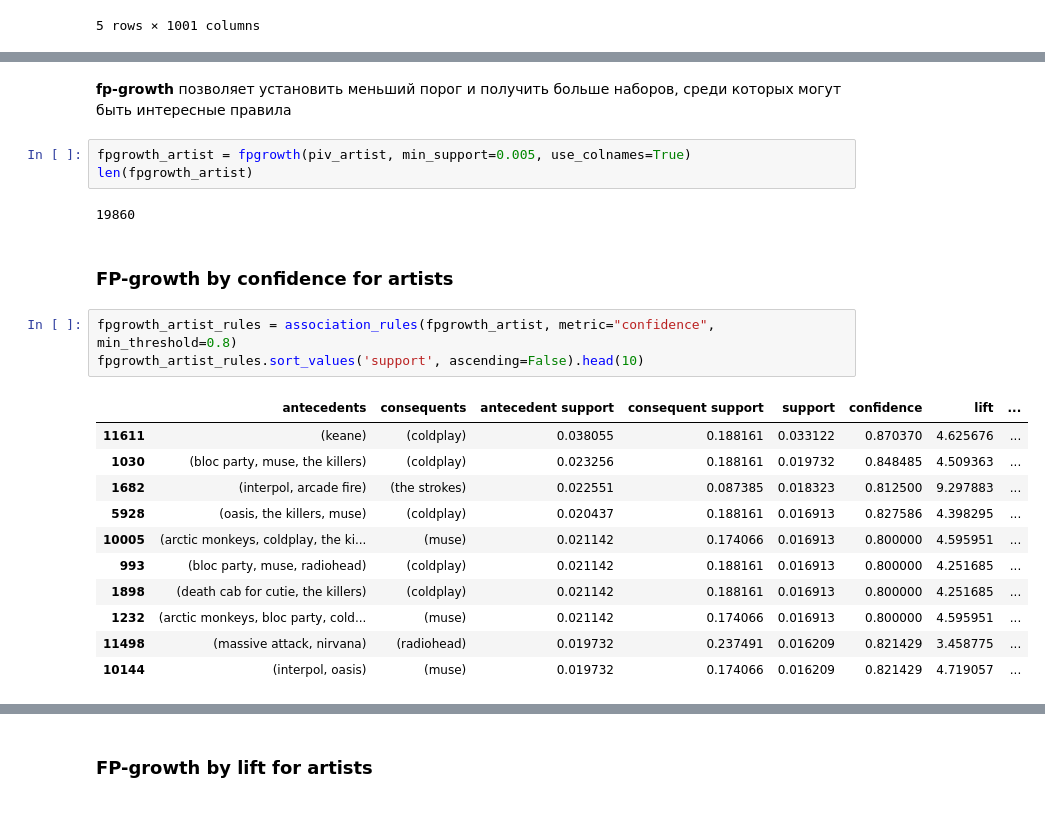
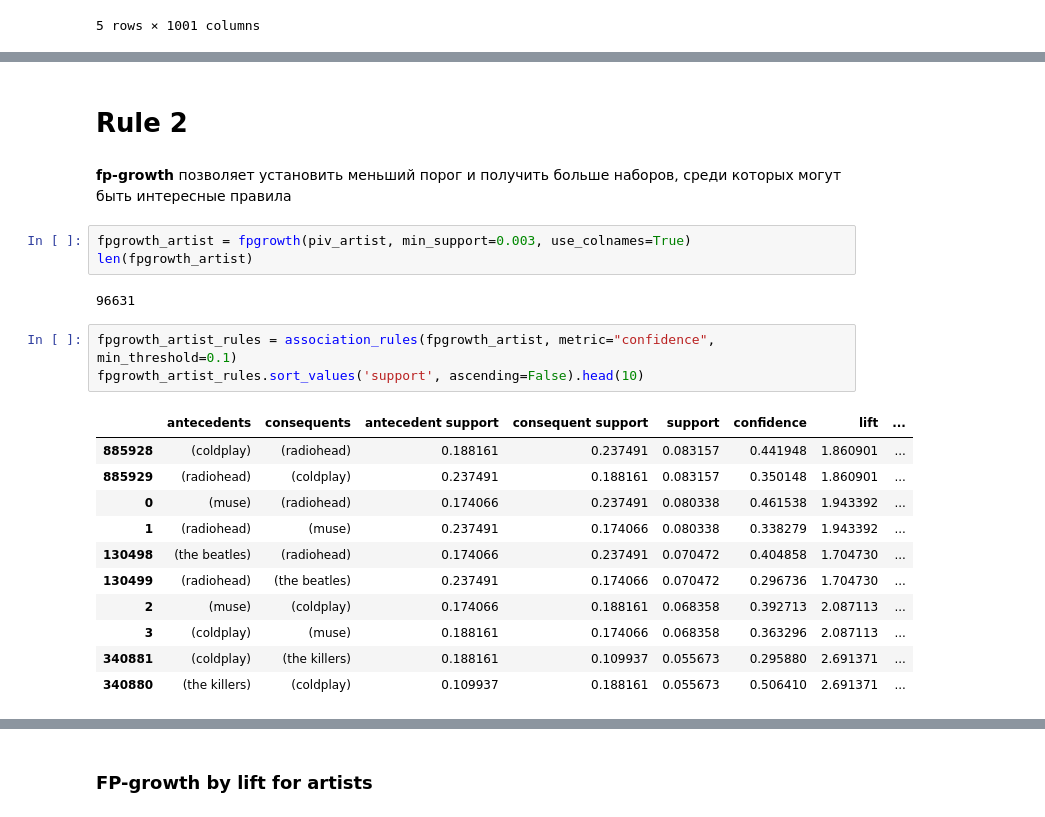
Before and after one commit to ematasova/Data_analyst, a Jupyter notebook: Лаба 2/Hometask 2.ipynb, the cells around one changed output, grey strips where cells are left out. Cells and saved outputs as stored; diff of their text form.

```diff
--- a/Лаба 2/Hometask 2.ipynb
+++ b/Лаба 2/Hometask 2.ipynb
@@ -211,24 +175,24 @@ apriori_all_rules[apriori_all_rules['consequents'].map(lambda x: len(x) > 1)].so
+# %% [markdown]
+# Rule 2
 # %% [markdown]
 **fp-growth** позволяет установить меньший порог и получить больше наборов, среди которых могут быть интересные правила
 # %%
-fpgrowth_artist = fpgrowth(piv_artist, min_support=0.005, use_colnames=True)
+fpgrowth_artist = fpgrowth(piv_artist, min_support=0.003, use_colnames=True)
 len(fpgrowth_artist)
 # %% [output]
-19860
+96631
-# %% [markdown]
-### FP-growth by confidence for artists
 # %%
-fpgrowth_artist_rules = association_rules(fpgrowth_artist, metric="confidence", min_threshold=0.8)
+fpgrowth_artist_rules = association_rules(fpgrowth_artist, metric="confidence", min_threshold=0.1)
 fpgrowth_artist_rules.sort_values('support', ascending=False).head(10)
 # %% [output]
 |  | antecedents | consequents | antecedent support | consequent support | support | confidence | lift | ... |
-| 11611 | (keane) | (coldplay) | 0.038055 | 0.188161 | 0.033122 | 0.870370 | 4.625676 | ... |
-| 1030 | (bloc party, muse, the killers) | (coldplay) | 0.023256 | 0.188161 | 0.019732 | 0.848485 | 4.509363 | ... |
-| 1682 | (interpol, arcade fire) | (the strokes) | 0.022551 | 0.087385 | 0.018323 | 0.812500 | 9.297883 | ... |
-| 5928 | (oasis, the killers, muse) | (coldplay) | 0.020437 | 0.188161 | 0.016913 | 0.827586 | 4.398295 | ... |
-| 10005 | (arctic monkeys, coldplay, the ki... | (muse) | 0.021142 | 0.174066 | 0.016913 | 0.800000 | 4.595951 | ... |
-| 993 | (bloc party, muse, radiohead) | (coldplay) | 0.021142 | 0.188161 | 0.016913 | 0.800000 | 4.251685 | ... |
-| 1898 | (death cab for cutie, the killers) | (coldplay) | 0.021142 | 0.188161 | 0.016913 | 0.800000 | 4.251685 | ... |
-| 1232 | (arctic monkeys, bloc party, cold... | (muse) | 0.021142 | 0.174066 | 0.016913 | 0.800000 | 4.595951 | ... |
-| 11498 | (massive attack, nirvana) | (radiohead) | 0.019732 | 0.237491 | 0.016209 | 0.821429 | 3.458775 | ... |
-| 10144 | (interpol, oasis) | (muse) | 0.019732 | 0.174066 | 0.016209 | 0.821429 | 4.719057 | ... |
+| 885928 | (coldplay) | (radiohead) | 0.188161 | 0.237491 | 0.083157 | 0.441948 | 1.860901 | ... |
+| 885929 | (radiohead) | (coldplay) | 0.237491 | 0.188161 | 0.083157 | 0.350148 | 1.860901 | ... |
+| 0 | (muse) | (radiohead) | 0.174066 | 0.237491 | 0.080338 | 0.461538 | 1.943392 | ... |
+| 1 | (radiohead) | (muse) | 0.237491 | 0.174066 | 0.080338 | 0.338279 | 1.943392 | ... |
+| 130498 | (the beatles) | (radiohead) | 0.174066 | 0.237491 | 0.070472 | 0.404858 | 1.704730 | ... |
+| 130499 | (radiohead) | (the beatles) | 0.237491 | 0.174066 | 0.070472 | 0.296736 | 1.704730 | ... |
+| 2 | (muse) | (coldplay) | 0.174066 | 0.188161 | 0.068358 | 0.392713 | 2.087113 | ... |
+| 3 | (coldplay) | (muse) | 0.188161 | 0.174066 | 0.068358 | 0.363296 | 2.087113 | ... |
+| 340881 | (coldplay) | (the killers) | 0.188161 | 0.109937 | 0.055673 | 0.295880 | 2.691371 | ... |
+| 340880 | (the killers) | (coldplay) | 0.109937 | 0.188161 | 0.055673 | 0.506410 | 2.691371 | ... |
```
Also changed, not shown: parts of 27 cells of this notebook.
